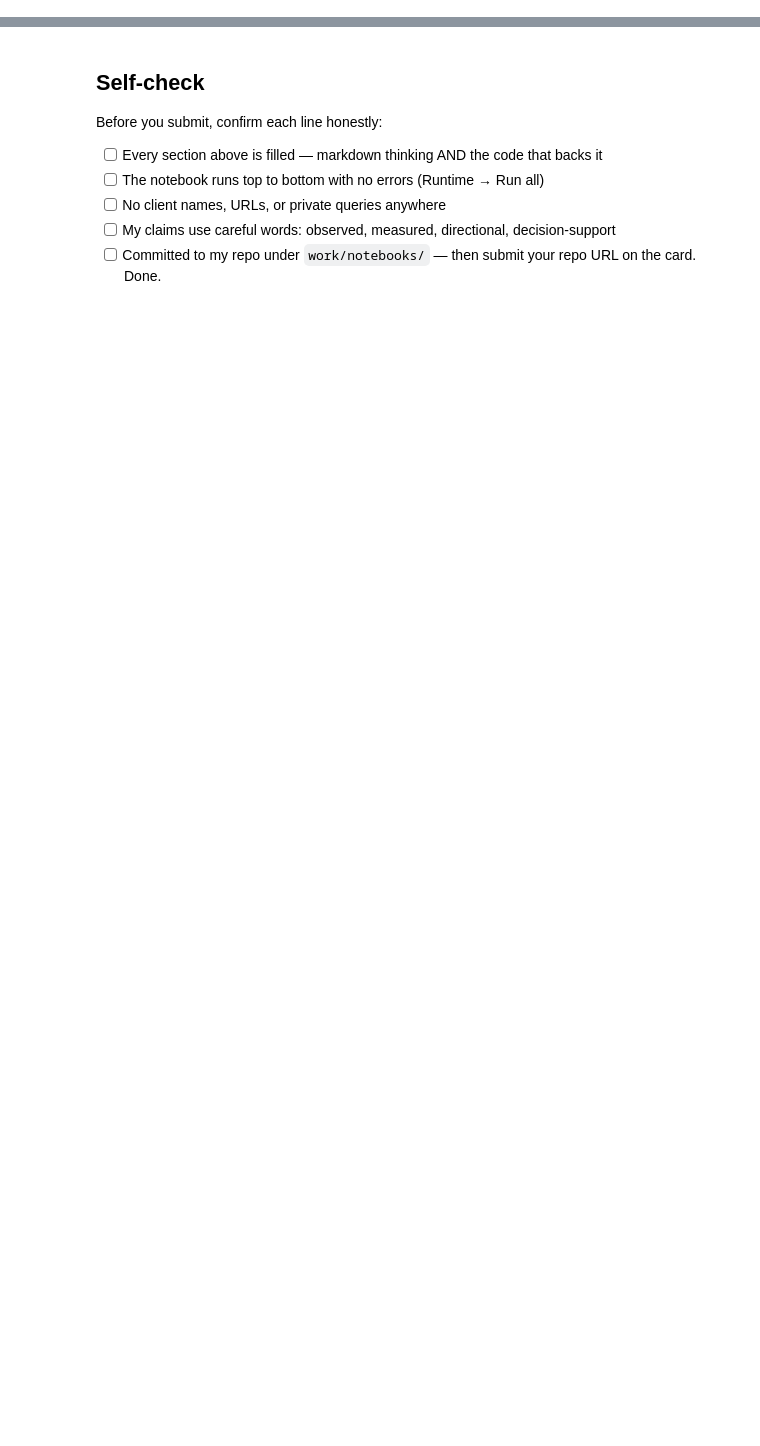
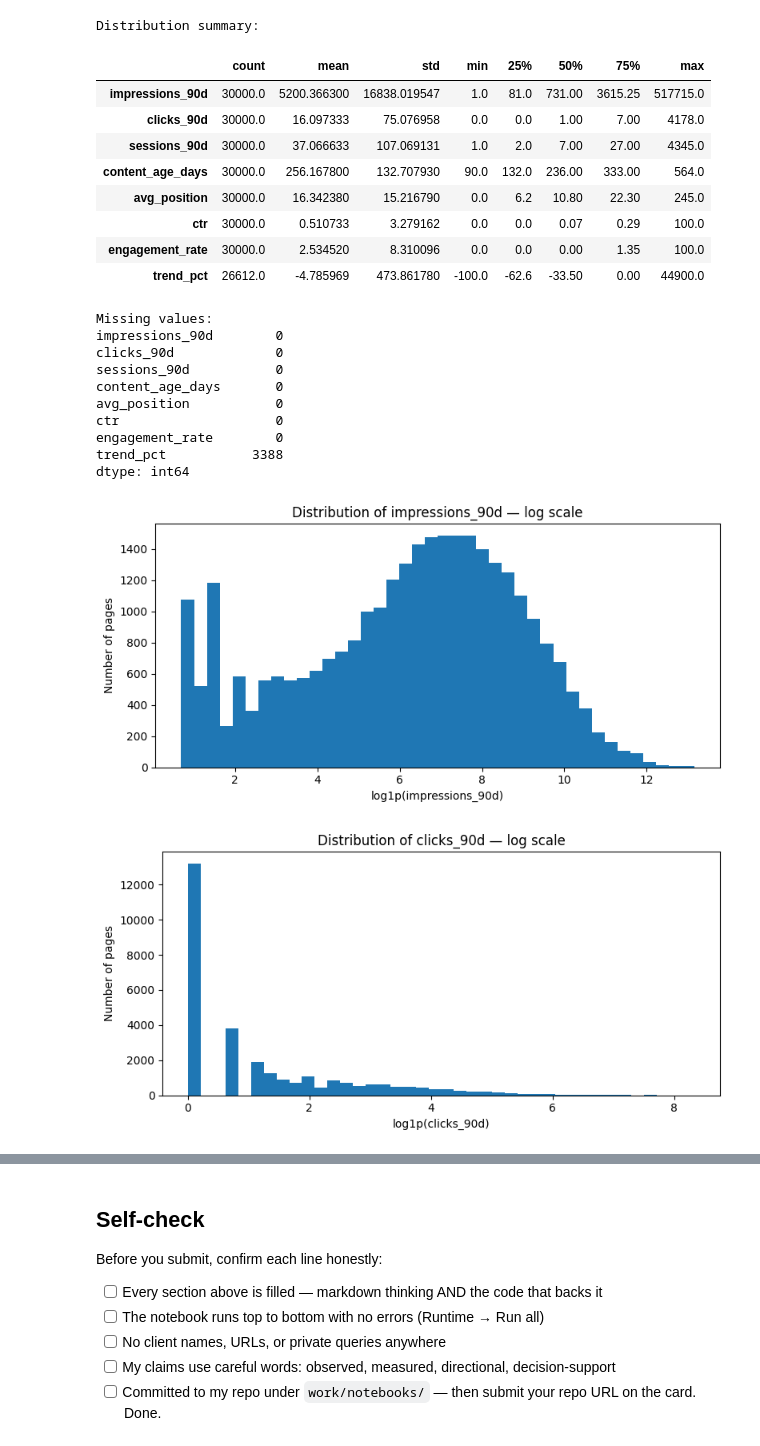
Before and after one commit to QuratulainAzhar22/flyrank-ml-work, a Jupyter notebook: work/notebooks/w04_signal_audit.ipynb, the cells around one changed output, grey strips where cells are left out. Drawn from its saved outputs; the diff is of its cells as text; code cells hidden in the pictures; blank space fills up the shorter version.

```diff
--- a/work/notebooks/w04_signal_audit.ipynb
+++ b/work/notebooks/w04_signal_audit.ipynb
@@ -13,3 +45,76 @@ This skeleton is yours to fill. Work the sections **in order** — each one has
 # %%
 # This cell is for CODE (numbers, a query, a check).
 # Write your text answer in the cell ABOVE this one — typing sentences here breaks Run All.
+# Section 1 — Distributions
+
+import pandas as pd
+import numpy as np
+import matplotlib.pyplot as plt
+
+# Load data
+df = pd.read_csv("content_refresh_anonymized.csv")
+
+# Key numeric fields for the distribution audit
+distribution_cols = [
+    "impressions_90d",
+    "clicks_90d",
+    "sessions_90d",
+    "content_age_days",
+    "avg_position",
+    "ctr",
+    "engagement_rate",
+    "trend_pct"
+]
+
+# Summary statistics
+distribution_summary = df[distribution_cols].describe().T
+
+print("Distribution summary:")
+display(distribution_summary)
+
+# Missing-value check
+print("\nMissing values:")
+print(df[distribution_cols].isna().sum())
+
+# Plot each distribution separately
+for col in distribution_cols:
+    plt.figure(figsize=(8, 4))
+    values = pd.to_numeric(df[col], errors="coerce").dropna()
+
+    if col in ["impressions_90d", "clicks_90d", "sessions_90d", "content_age_days"]:
+        # Log1p helps visualize heavy-tailed variables
+        plt.hist(np.log1p(values), bins=40)
+        plt.xlabel(f"log1p({col})")
+        plt.ylabel("Number of pages")
+        plt.title(f"Distribution of {col} — log scale")
+    else:
+        plt.hist(values, bins=40)
+        plt.xlabel(col)
+        plt.ylabel("Number of pages")
+        plt.title(f"Distribution of {col}")
+
+    plt.tight_layout()
+    plt.show()
+# %% [output]
+Distribution summary:
+|  | count | mean | std | min | 25% | 50% | 75% | max |
+| impressions_90d | 30000.0 | 5200.366300 | 16838.019547 | 1.0 | 81.0 | 731.00 | 3615.25 | 517715.0 |
+| clicks_90d | 30000.0 | 16.097333 | 75.076958 | 0.0 | 0.0 | 1.00 | 7.00 | 4178.0 |
+| sessions_90d | 30000.0 | 37.066633 | 107.069131 | 1.0 | 2.0 | 7.00 | 27.00 | 4345.0 |
+| content_age_days | 30000.0 | 256.167800 | 132.707930 | 90.0 | 132.0 | 236.00 | 333.00 | 564.0 |
+| avg_position | 30000.0 | 16.342380 | 15.216790 | 0.0 | 6.2 | 10.80 | 22.30 | 245.0 |
+| ctr | 30000.0 | 0.510733 | 3.279162 | 0.0 | 0.0 | 0.07 | 0.29 | 100.0 |
+| engagement_rate | 30000.0 | 2.534520 | 8.310096 | 0.0 | 0.0 | 0.00 | 1.35 | 100.0 |
+| trend_pct | 26612.0 | -4.785969 | 473.861780 | -100.0 | -62.6 | -33.50 | 0.00 | 44900.0 |
+Missing values:
+impressions_90d        0
+clicks_90d             0
+sessions_90d           0
+content_age_days       0
+avg_position           0
+ctr                    0
+engagement_rate        0
+trend_pct           3388
+dtype: int64
+[figure, added]
+[figure, added]
```
Also changed, not shown: parts of 9 cells of this notebook.
